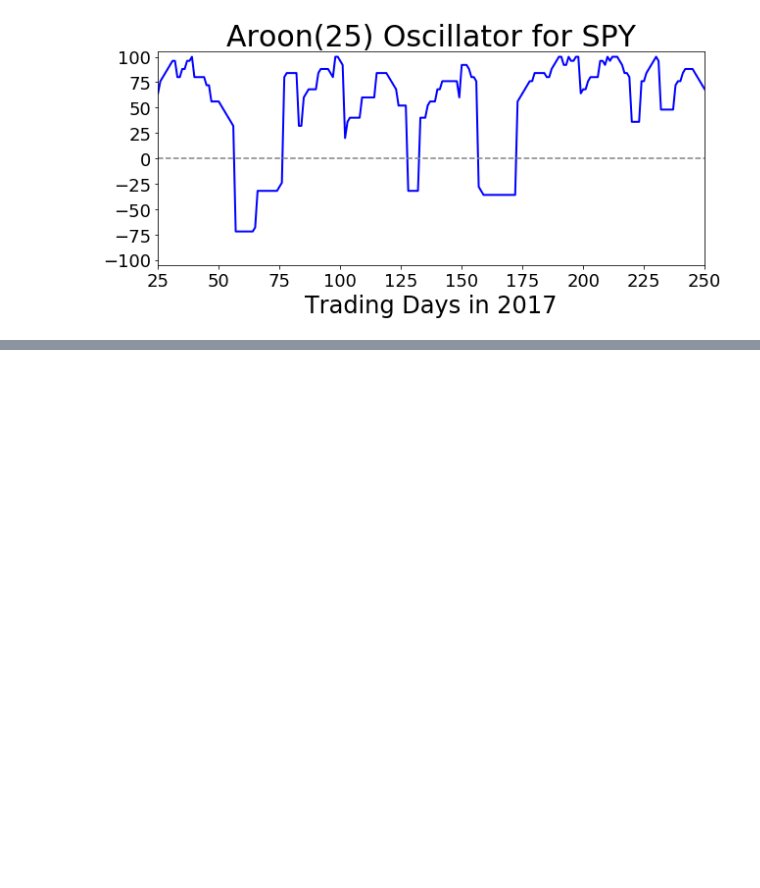
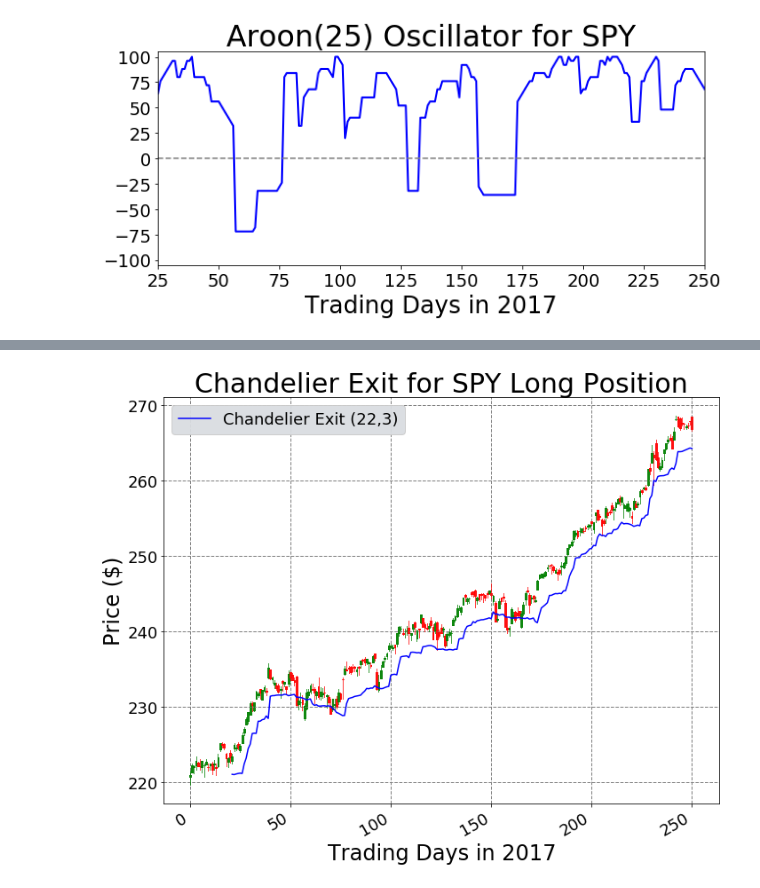
Before and after one commit to mzyates/techindicators, a Jupyter notebook: example_notebook.ipynb, the cells around one changed output, grey strips where cells are left out. Cells and saved outputs as stored; diff of their text form; code cells hidden in the pictures; blank space fills up the shorter version.

Commit message:
Chandelier exit calculation/plots added.

```diff
--- a/example_notebook.ipynb
+++ b/example_notebook.ipynb
@@ -368,0 +373,21 @@ plt.show()
+# %%
+chand_long = chand(sd_high,sd_low,sd_close,22,3,'long')
+chand_short = chand(sd_high,sd_low,sd_close,22,3,'short')
+# %%
+fig, ax = plt.subplots(figsize=(10,8))
+ax.set_ylabel('Price ($)')
+ax.set_xlabel('Date')
+candlestick2_ohlc(ax,sd_open,sd_high,sd_low,sd_close,width=0.8,colorup='g',colordown='r',alpha=0.75)
+ax.plot(tradedays[len(sd_dates)-len(chand_long):],chand_long,color='blue',lw=1.5,label='Chandelier Exit (22,3)')
+ax.set_title('Chandelier Exit for %s Long Position' % ticker,fontsize=30)
+ax.set_xlabel('Trading Days in 2017',fontsize=24)
+ax.set_ylabel('Price ($)',fontsize=24)
+ax.legend(loc='upper left', frameon=True, fancybox=True, framealpha=0.95, fontsize=18, facecolor='#D9DDE1')
+ax.grid(color='gray', linestyle='--', linewidth=1)
+plt.yticks(fontsize=18)
+plt.xticks(fontsize=18)
+fig.autofmt_xdate()
+fig.tight_layout()
+plt.show()
+# %% [output]
+[figure, added]
```
Also changed, not shown: parts of 2 cells of this notebook.
